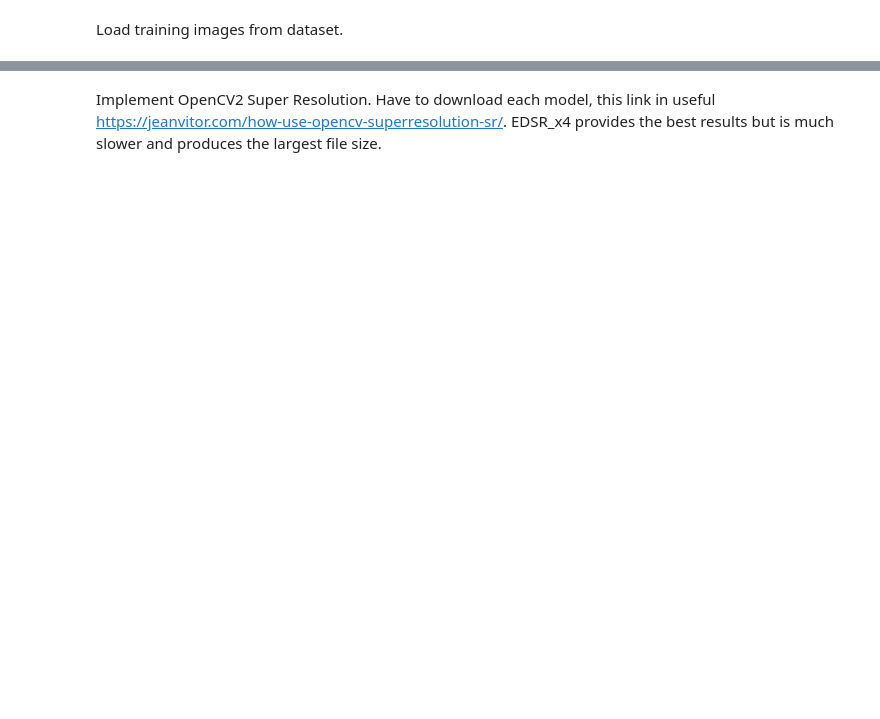
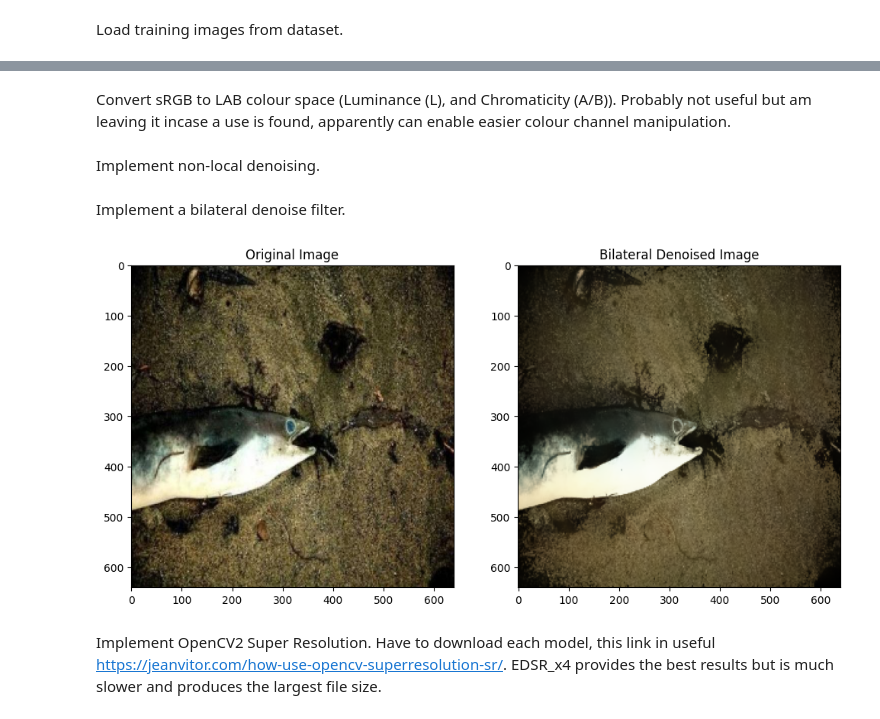
Before and after one commit to L-Needham/SEAING-CLEARLY, a Jupyter notebook: Test_1_Main.ipynb, the cells around one changed output, grey strips where cells are left out. Cells and saved outputs as stored; diff of their text form; code cells hidden in the pictures; blank space fills up the shorter version.

Commit message:
Changed/added new image enhancements
Will need to compare all to see which are best.

```diff
--- a/Test_1_Main.ipynb
+++ b/Test_1_Main.ipynb
@@ -106,0 +90,3 @@ plt.show()
+# %% [markdown]
+Convert sRGB to LAB colour space (Luminance (L), and Chromaticity (A/B)).
+Probably not useful but am leaving it incase a use is found, apparently can enable easier colour channel manipulation.
@@ -106,0 +106,2 @@ plt.show()
+# %% [markdown]
+Implement non-local denoising.
@@ -107,3 +138,27 @@ plt.show()
+# %% [markdown]
+Implement a bilateral denoise filter.
+# %%
+from skimage.restoration import denoise_bilateral
+
+img = cv2.imread("C:/Users/needh/OneDrive/Documents/Uni/2024/Sem_2_2024/ICT342/SEAING/Training Images/Underwater Marine Species.v6-marinedataset_v5.yolov8/train/images/0XO5VK05V8L8_jpg.rf.feffd9cb51dd4643f3bbf2174b8adb7d.jpg")
+img = img_as_float(img)
+
+# Apply bilateral denoising
+bilateral_denoised_img = denoise_bilateral(img, sigma_color=0.05, sigma_spatial=15, channel_axis=-1)
+
+# Display the original and bilateral denoised images
+plt.figure(figsize=(12, 8))
+plt.subplot(1, 2, 1)
+plt.title("Original Image")
+plt.imshow(img[:, :, ::-1])
+
+plt.subplot(1, 2, 2)
+plt.title("Bilateral Denoised Image")
+plt.imshow(bilateral_denoised_img[:, :, ::-1])
+
+plt.show()
+# %% [output]
+[figure, added]
 # %% [markdown]
 Implement OpenCV2 Super Resolution. Have to download each model, this link in useful https://jeanvitor.com/how-use-opencv-superresolution-sr/.
 EDSR_x4 provides the best results but is much slower and produces the largest file size.
```
Also changed, not shown: parts of 13 cells of this notebook.
